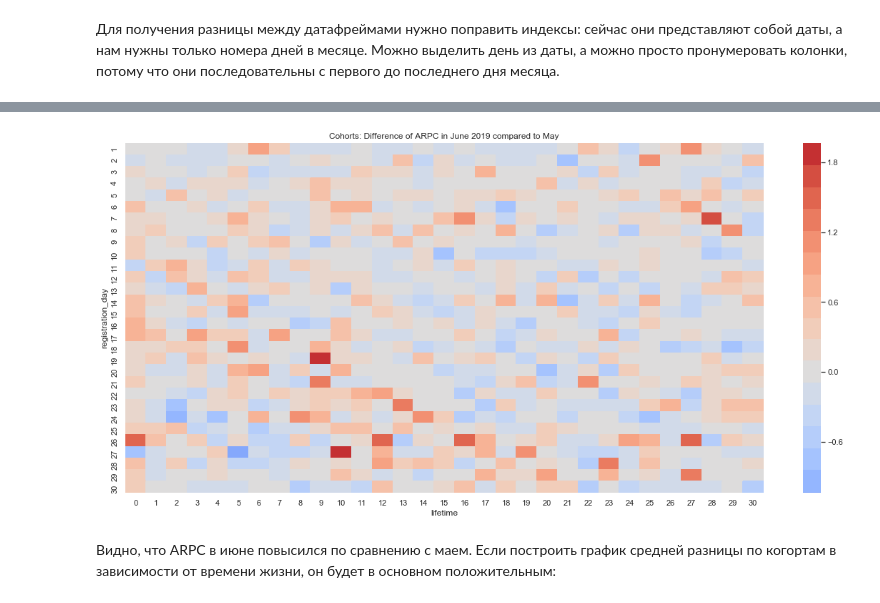
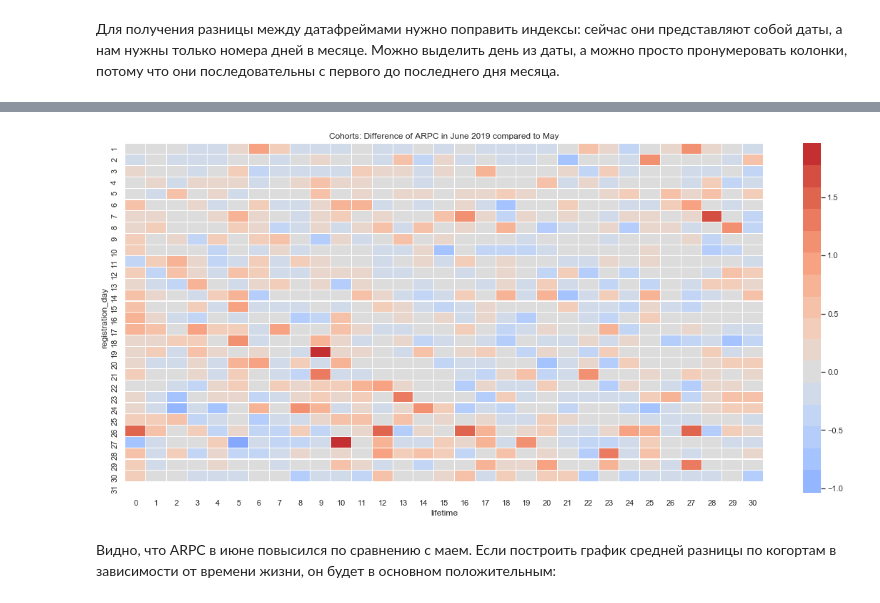
Before and after one commit to gdg-work/SkillFactory__SDA5__Case_A9, a Jupyter notebook: case_A9.ipynb, the cells around one changed output, grey strips where cells are left out. Drawn from its saved outputs; the diff is of its cells as text; code cells hidden in the pictures.

```diff
--- a/case_A9.ipynb
+++ b/case_A9.ipynb
@@ -9,10 +33,18 @@ from Local_DB import DB_NAME, DB_HOST, DB_PORT, DB_USER, DB_PASSWD
 
 plt.ioff()
 sns.set(style='white')
+# %%
+# Рекомендуется не оставлять пароли в разделяемых файлах и в системах контроля версий, но тут придётся это сделать.
+# Закомментированная часть импортирует данные для доступа к локальной базе и создаёт из неё строку для
+# соединения с базой
+# --------------------
+#from Local_DB import DB_NAME, DB_HOST, DB_PORT, DB_USER, DB_PASSWD
+
+#DB_CONNECT_STRING = "dbname={0} host={1} port={2} user={3} password={4}".format(
+#    DB_NAME, DB_HOST, DB_PORT, DB_USER, DB_PASSWD
+#)
+DB_CONNECT_STRING="dbname=skillfactory host=84.201.134.129 port=5432 user=skillfactory password=cCkxxLVrDE8EbvjueeMedPKt"
 # %%
-DB_CONNECT_STRING = "dbname={0} host={1} port={2} user={3} password={4}".format(
-    DB_NAME, DB_HOST, DB_PORT, DB_USER, DB_PASSWD
-)
 START_DATE = '2019-06-01'   # this day will be included
 END_DATE   = '2019-06-30'   # and this also will be (we have dates only, not times)
 
@@ -585,10 +674,9 @@ def prep_pvt_table_for_diff(df: 'Pandas DF, pivot table with date on index and l
     df = df.reset_index()
     df['registration_day'] = df.registration_date.dt.day
     df = df.set_index(['registration_day']).drop('registration_date', axis=1)
-    df = df.fillna(0).take(range(0,30), axis=0)
+    df = df.fillna(0) #.take(range(0,30), axis=0)
     return df
 
 may_arpc_pvt = prep_pvt_table_for_diff(may_arpc_pvt)
 jun_arpc_pvt = prep_pvt_table_for_diff(jun_arpc_pvt)
 diff_arpc_pvt = jun_arpc_pvt - may_arpc_pvt
-diff_arpc_pvt
@@ -615,10 +683,11 @@ diff_arpc_pvt
 # %%
 plt.figure(figsize=(20, 9))
 plt.title('Cohorts: Difference of ARPC in June 2019 compared to May')
-sns.heatmap(diff_arpc_pvt, annot=False, fmt='.0%', linewidths=0, center=0.0, cmap=sns.color_palette("coolwarm", 21))
+sns.heatmap(diff_arpc_pvt, annot=False, fmt='.0%',
+            linewidths=0.1, center=0.0, cmap=sns.color_palette("coolwarm", 21))
 plt.show()
 # %% [output]
-[figure, old version]
+[figure, new version]
 # %% [markdown]
 Видно, что ARPC в июне повысился по сравнению с маем.  Если построить график средней разницы по когортам в зависимости от времени жизни, он будет в основном положительным:
 # %%
```
Also changed, not shown: parts of 71 cells of this notebook.
